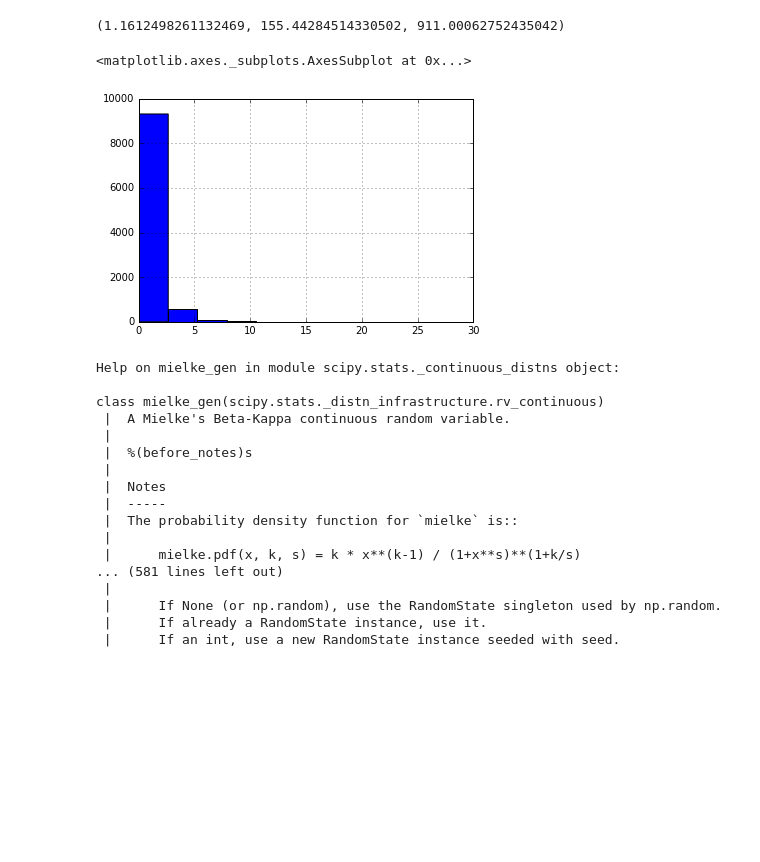
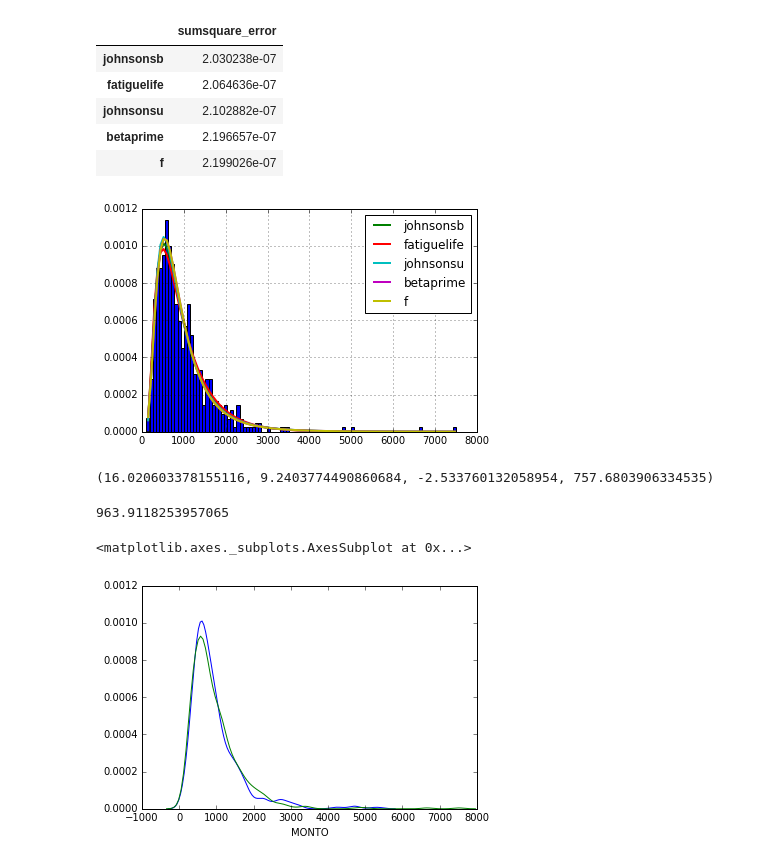
Before and after one commit to JGFuentesC/sim_est_2017, a Jupyter notebook: Ajuste de datos reales.ipynb, the cells around one changed output. Cells and saved outputs as stored; diff of their text form; code cells hidden in the pictures; blank space fills up the shorter version.

```diff
--- a/Ajuste de datos reales.ipynb
+++ b/Ajuste de datos reales.ipynb
@@ -69,4 +182,14 @@ Wall time: 4.68 s
+# %%
+fitter.summary()
+# %% [output]
+|  | sumsquare_error |
+| johnsonsb | 2.030238e-07 |
+| fatiguelife | 2.064636e-07 |
+| johnsonsu | 2.102882e-07 |
+| betaprime | 2.196657e-07 |
+| f | 2.199026e-07 |
+[figure, added]
 # %%
-fitter.fitted_param['chi']
+fitter.fitted_param['f']
 # %% [output]
-(1.1612498261132469, 155.44284514330502, 911.00062752435042)
+(16.020603378155116, 9.2403774490860684, -2.533760132058954, 757.6803906334535)
@@ -75,25 +198,10 @@ data=stats.mielke(3.298490088277287,2.8089541070724624).rvs(size=10000)
 # %%
-pd.Series(data).hist()
+pd.Series(sim).mean()
 # %% [output]
-<matplotlib.axes._subplots.AxesSubplot at 0x...>
+963.9118253957065
-[figure, removed]
-# %%
-help(stats.mielke)
-# %% [output]
-Help on mielke_gen in module scipy.stats._continuous_distns object:
-
-class mielke_gen(scipy.stats._distn_infrastructure.rv_continuous)
- |  A Mielke's Beta-Kappa continuous random variable.
- |
- |  %(before_notes)s
- |
- |  Notes
- |  -----
- |  The probability density function for `mielke` is::
- |
- |      mielke.pdf(x, k, s) = k * x**(k-1) / (1+x**s)**(1+k/s)
-... (581 lines left out)
- |
- |      If None (or np.random), use the RandomState singleton used by np.random.
- |      If already a RandomState instance, use it.
- |      If an int, use a new RandomState instance seeded with seed.
+# %%
+sns.distplot(sim,hist=False,kde=True)
+sns.distplot(aux.MONTO,hist=False,kde=True)
+# %% [output]
+<matplotlib.axes._subplots.AxesSubplot at 0x...>
+[figure, added]
```
Also changed, not shown: parts of 33 cells of this notebook, 4 other files.
